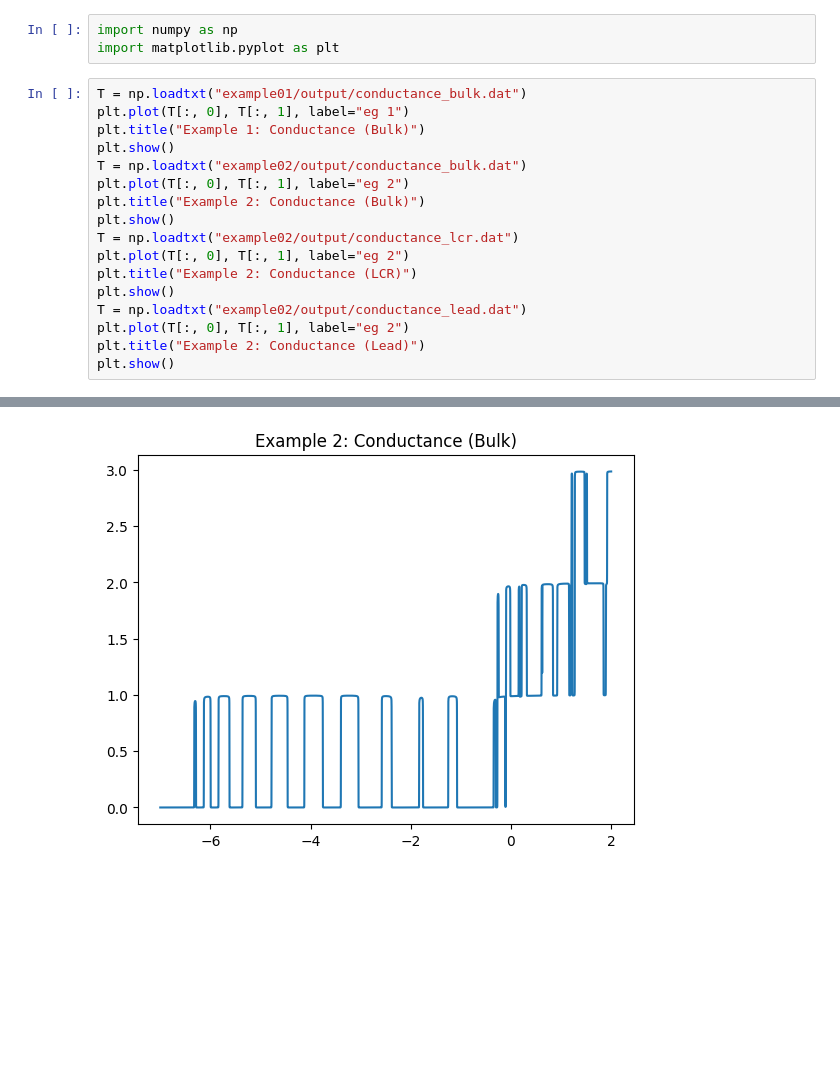
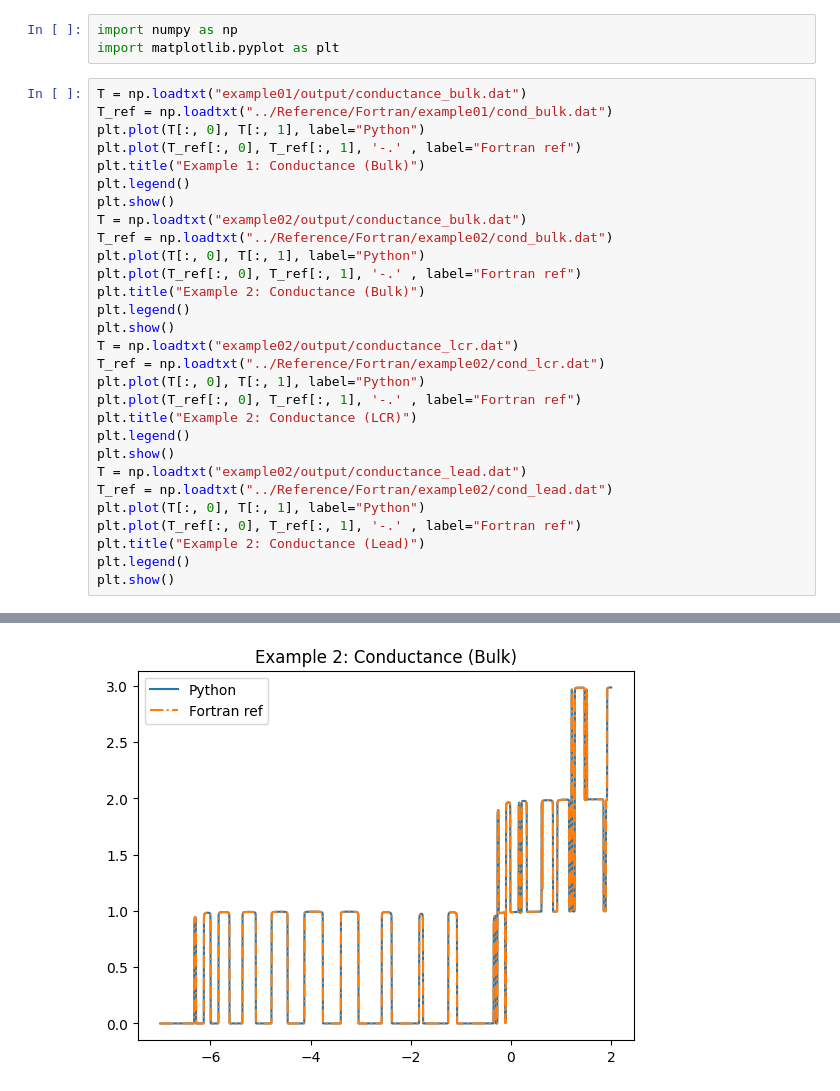
Before and after one commit to aj0337/PAOFLOW-QTpy, a Jupyter notebook: examples/analysis.ipynb, the cells around one changed output, grey strips where cells are left out. Cells and saved outputs as stored; diff of their text form; blank space fills up the shorter version.

```diff
--- a/examples/analysis.ipynb
+++ b/examples/analysis.ipynb
@@ -3,19 +3,31 @@ import numpy as np
 import matplotlib.pyplot as plt
 # %%
 T = np.loadtxt("example01/output/conductance_bulk.dat")
-plt.plot(T[:, 0], T[:, 1], label="eg 1")
+T_ref = np.loadtxt("../Reference/Fortran/example01/cond_bulk.dat")
+plt.plot(T[:, 0], T[:, 1], label="Python")
+plt.plot(T_ref[:, 0], T_ref[:, 1], '-.' , label="Fortran ref")
 plt.title("Example 1: Conductance (Bulk)")
+plt.legend()
 plt.show()
 T = np.loadtxt("example02/output/conductance_bulk.dat")
-plt.plot(T[:, 0], T[:, 1], label="eg 2")
+T_ref = np.loadtxt("../Reference/Fortran/example02/cond_bulk.dat")
+plt.plot(T[:, 0], T[:, 1], label="Python")
+plt.plot(T_ref[:, 0], T_ref[:, 1], '-.' , label="Fortran ref")
 plt.title("Example 2: Conductance (Bulk)")
+plt.legend()
 plt.show()
 T = np.loadtxt("example02/output/conductance_lcr.dat")
-plt.plot(T[:, 0], T[:, 1], label="eg 2")
+T_ref = np.loadtxt("../Reference/Fortran/example02/cond_lcr.dat")
+plt.plot(T[:, 0], T[:, 1], label="Python")
+plt.plot(T_ref[:, 0], T_ref[:, 1], '-.' , label="Fortran ref")
 plt.title("Example 2: Conductance (LCR)")
+plt.legend()
 plt.show()
 T = np.loadtxt("example02/output/conductance_lead.dat")
-plt.plot(T[:, 0], T[:, 1], label="eg 2")
+T_ref = np.loadtxt("../Reference/Fortran/example02/cond_lead.dat")
+plt.plot(T[:, 0], T[:, 1], label="Python")
+plt.plot(T_ref[:, 0], T_ref[:, 1], '-.' , label="Fortran ref")
 plt.title("Example 2: Conductance (Lead)")
+plt.legend()
 plt.show()
 # %% [output]
@@ -23 +35 @@ plt.show()
-[figure, old version]
+[figure, new version]
```
Also changed, not shown: parts of 3 cells of this notebook, 22 other files.
